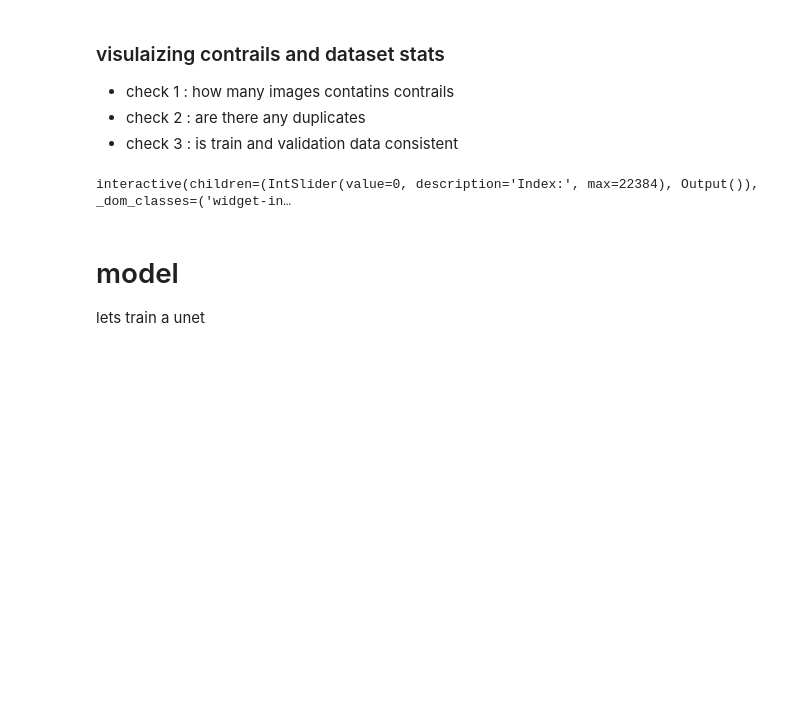
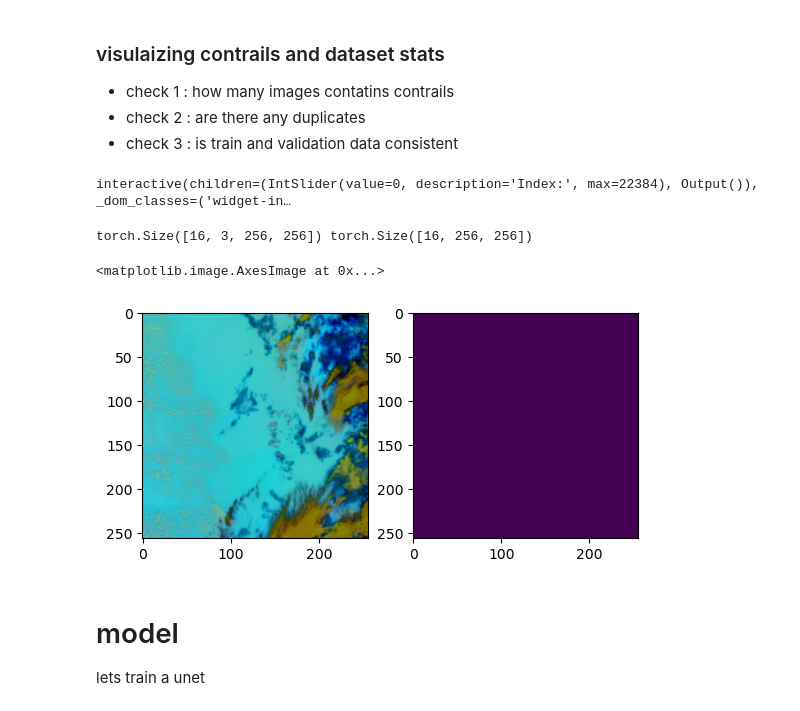
Before and after one commit to rohith033/kaggel_notebooks, a Jupyter notebook: contrail-detection.ipynb, the cells around one changed output. Cells and saved outputs as stored; diff of their text form; code cells hidden in the pictures; blank space fills up the shorter version.

```diff
--- a/contrail-detection.ipynb
+++ b/contrail-detection.ipynb
@@ -38,5 +22,10 @@ Requirement already satisfied: mpmath>=0.19 in /opt/conda/lib/python3.10/site-pa
 # %% [markdown]
 #### train - val split
+# %%
+if torch.cuda.is_available:
+    device='cuda'
+else:
+    device='cpu'
 # %%
 train_data = os.listdir('/kaggle/input/google-research-identify-contrails-reduce-global-warming/train')
 val_data = os.listdir('/kaggle/input/google-research-identify-contrails-reduce-global-warming/validation')
@@ -107,6 +90,44 @@ slider = widgets.IntSlider(value=current_idx, min=0, max=len(ash_data)-1, step=1
 widgets.interact(display_image, idx=slider);
 # %% [output]
 interactive(children=(IntSlider(value=0, description='Index:', max=22384), Output()), _dom_classes=('widget-in…
+# %%
+class CustomDataset(Dataset):
+    def __init__(self,path):
+        self.path = path
+    def __len__(self):
+        self.data = os.listdir(self.path)
+        return len(self.data)
+    def __getitem__(self,idx):
+        path_to_file = self.data[idx]
+        img = np.load(f'{self.path}/{path_to_file}')
+        inp = img[:,:,:-1]
+        mask = img[:,:,-1]
+        inp = torch.tensor(inp).to(device)
+        mask=torch.tensor(mask).to(device)
+        inp=inp.permute(2,0,1)
+        return inp,mask
+# %%
+dataset = CustomDataset(ash_path)
+train_size = int(0.95*len(dataset))
+val_size=len(dataset) - train_size
+train_dataset, val_dataset = random_split(dataset,[train_size, val_size])
+train_loader=DataLoader(train_dataset,batch_size=16,shuffle=True)
+val_loader=DataLoader(val_dataset,batch_size=16,shuffle=False)
+# %%
+inp , mask = next(iter(train_loader))
+print(inp.shape,mask.shape)
+tmp =inp[0]
+tmp2=mask[0]
+tmp=tmp.cpu().permute(1,2,0)
+tmp=tmp.numpy().astype('float64')
+tmp2=tmp2.cpu().numpy().astype('float64')
+fig ,ax = plt.subplots(1,2)
+ax[0].imshow(tmp)
+ax[1].imshow(tmp2)
+# %% [output]
+torch.Size([16, 3, 256, 256]) torch.Size([16, 256, 256])
+<matplotlib.image.AxesImage at 0x...>
+[figure, added]
 # %% [markdown]
 # model
 lets train a unet
```
Also changed, not shown: parts of 8 cells of this notebook.
